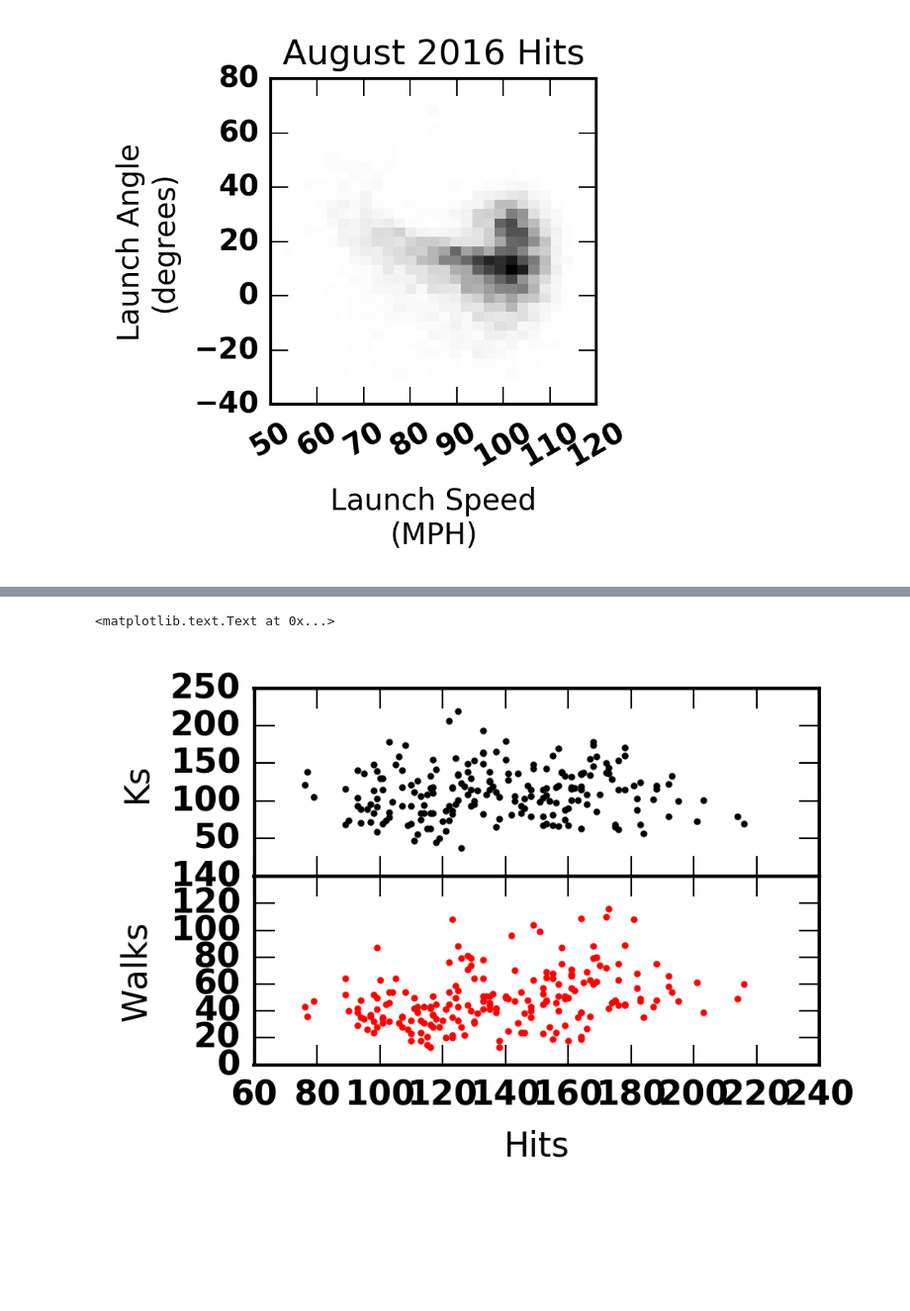
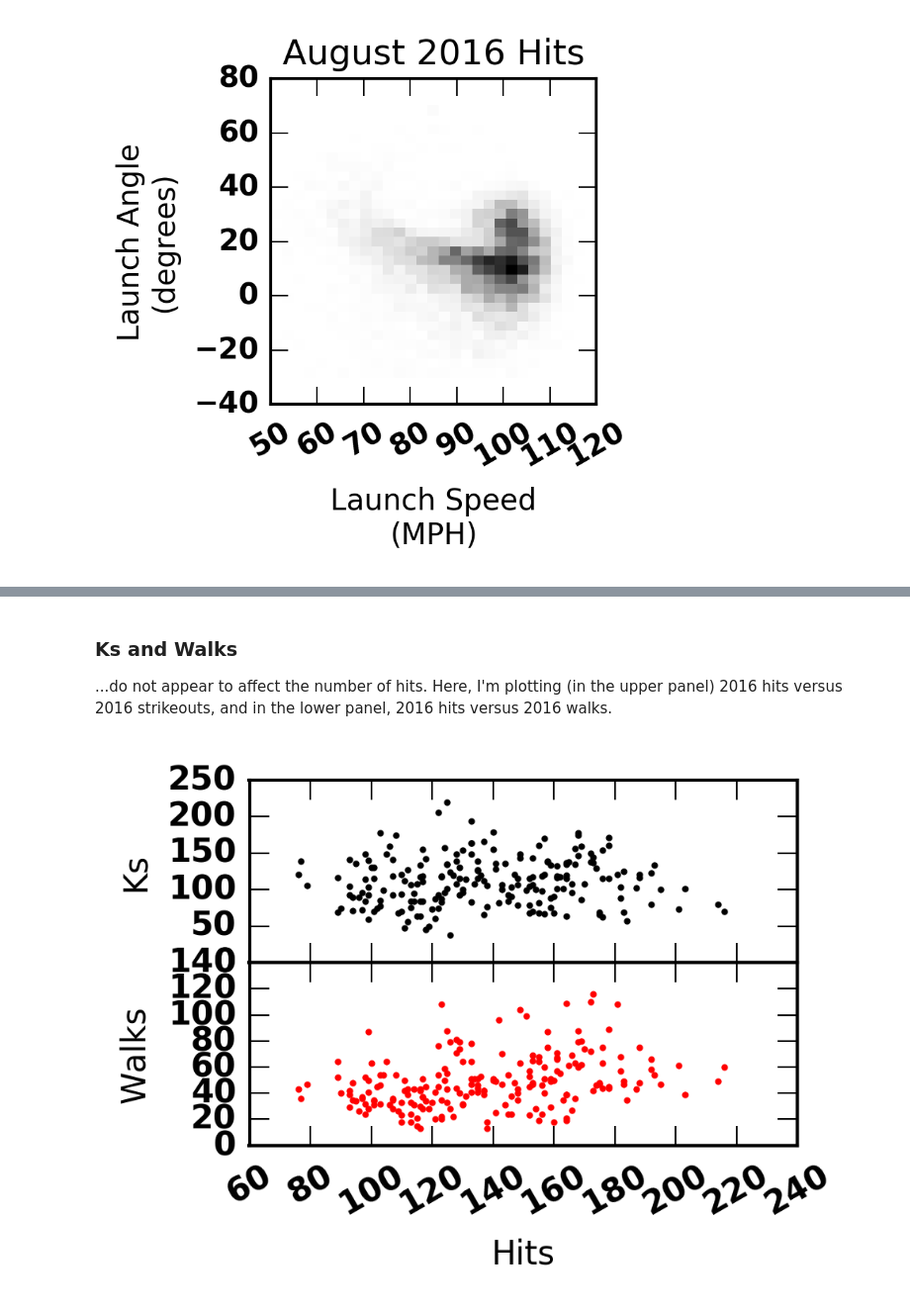
Before and after one commit to fantasy-toolz/2017-MLB-Analysis, a Jupyter notebook: batting_notebooks/AVG-Analysis-Part2.ipynb, the cells around one changed output, grey strips where cells are left out. Shown at 99% size. Drawn from its saved outputs; the diff is of its cells as text; code cells hidden in the pictures; blank space fills up the shorter version.

```diff
--- a/batting_notebooks/AVG-Analysis-Part2.ipynb
+++ b/batting_notebooks/AVG-Analysis-Part2.ipynb
@@ -148,34 +158,39 @@ for label in ax.get_xticklabels(): label.set_rotation(30); label.set_horizontala
+# %% [markdown]
+### Ks and Walks
+
+...do not appear to affect the number of hits. Here, I'm plotting (in the upper panel) 2016 hits versus 2016 strikeouts, and in the lower panel, 2016 hits versus 2016 walks.
 # %%
 hs = Total2016['H']
 pas = Total2016['PA']
 sos = Total2016['SO']
 bbs = Total2016['BB']
 names = Total2016['Name']
 
 g_pas = np.where(pas>400)[0]
 
 
 fig = plt.figure(figsize=(3,2))
 
 plt.subplots_adjust(hspace=0.001)
 
 ax = fig.add_subplot(211)
 ax2 = fig.add_subplot(212)
 
 ax.scatter(hs[g_pas],sos[g_pas],color='black',s=1.)
 #ax.text(80,0.93,'Walks',size=8)
 
 
 #ax.axis([0.,120.,0.75,1.0])
 ax.set_ylabel('Ks')
 ax.set_xticklabels(())
 
 ax2.scatter(hs[g_pas],bbs[g_pas],color='red',s=1.)
 #ax2.axis([0.,120.,0.75,1.0])
 #ax2.text(80,0.93,'Sacrifices',color='red',size=8)
 
 ax2.set_ylabel('Walks')
-ax2.set_xlabel('Hits')
+_ = ax2.set_xlabel('Hits')
+
+for label in ax2.get_xticklabels(): label.set_rotation(30); label.set_horizontalalignment("center")
 # %% [output]
-<matplotlib.text.Text at 0x...>
-[figure, old version]
+[figure, new version]
```
Also changed, not shown: parts of 14 cells of this notebook.
